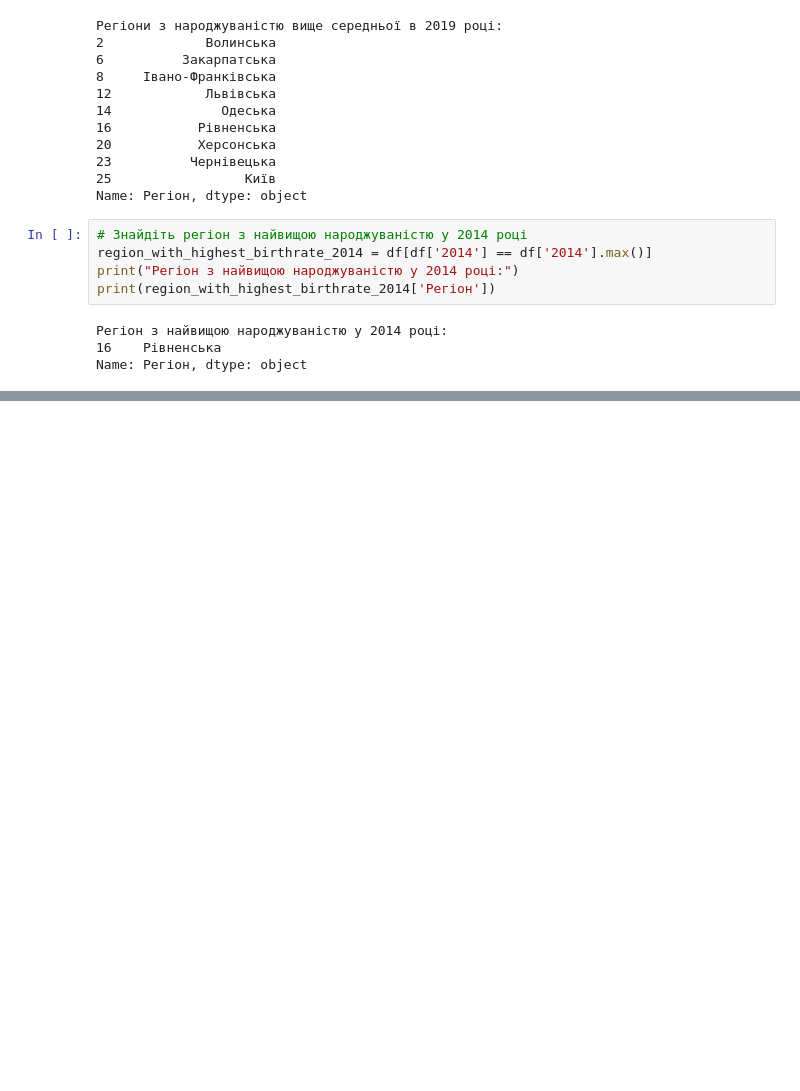
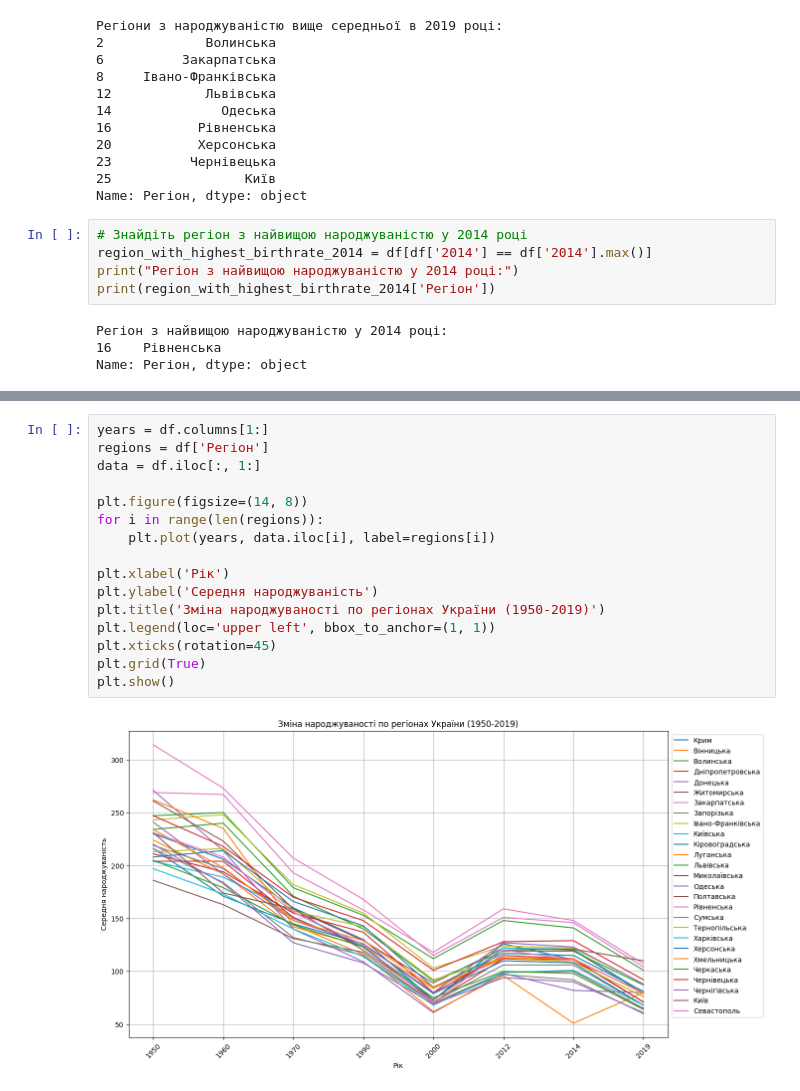
Before and after one commit to Taras55001/DC_HW2, a Jupyter notebook: Hw2.1.ipynb, the cells around one changed output, grey strips where cells are left out. Saved outputs shown, nothing was run; the diff lists cells and outputs as text; blank space fills up the shorter version.

```diff
--- a/Hw2.1.ipynb
+++ b/Hw2.1.ipynb
@@ -129,0 +131,18 @@ plt.show()
+# %%
+years = df.columns[1:]
+regions = df['Регіон']
+data = df.iloc[:, 1:]
+
+plt.figure(figsize=(14, 8))
+for i in range(len(regions)):
+    plt.plot(years, data.iloc[i], label=regions[i])
+
+plt.xlabel('Рік')
+plt.ylabel('Середня народжуваність')
+plt.title('Зміна народжуваності по регіонах України (1950-2019)')
+plt.legend(loc='upper left', bbox_to_anchor=(1, 1))
+plt.xticks(rotation=45)
+plt.grid(True)
+plt.show()
+# %% [output]
+[figure, added]
```
Also changed, not shown: parts of 3 cells of this notebook, 2 other files.
